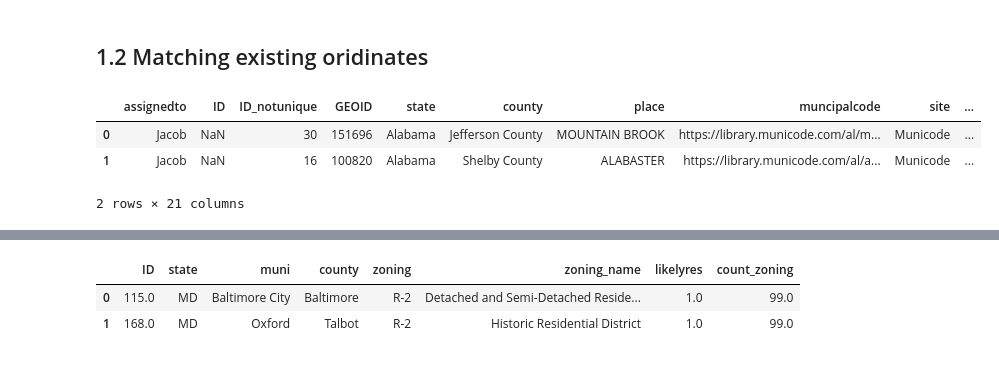
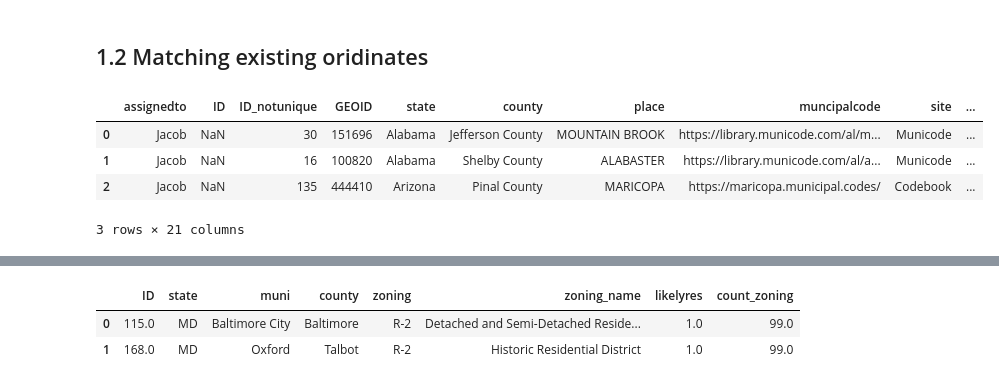
Before and after one commit to aviupadhyayula/freddie-mac, a Jupyter notebook: doc-reader/notebooks/7-zoning-code-matching-xy.ipynb, the cells around one changed output, grey strips where cells are left out. Drawn from its saved outputs; the diff is of its cells as text; code cells hidden in the pictures.

```diff
--- a/doc-reader/notebooks/7-zoning-code-matching-xy.ipynb
+++ b/doc-reader/notebooks/7-zoning-code-matching-xy.ipynb
@@ -232,10 +232,11 @@ minoka
 ## 1.2 Matching existing oridinates
 # %%
 za_ordinates_links = pd.read_csv('../data/za_ordinates_links.csv')
-za_ordinates_links.head(2)
+za_ordinates_links.head(3)
 # %% [output]
 |  | assignedto | ID | ID_notunique | GEOID | state | county | place | muncipalcode | site | ... |
 | 0 | Jacob | NaN | 30 | 151696 | Alabama | Jefferson County | MOUNTAIN BROOK | https://library.municode.com/al/m... | Municode | ... |
 | 1 | Jacob | NaN | 16 | 100820 | Alabama | Shelby County | ALABASTER | https://library.municode.com/al/a... | Municode | ... |
+| 2 | Jacob | NaN | 135 | 444410 | Arizona | Pinal County | MARICOPA | https://maricopa.municipal.codes/ | Codebook | ... |
-2 rows × 21 columns
+3 rows × 21 columns
 # %%
```
Also changed, not shown: parts of 16 cells of this notebook, 9 other files.
